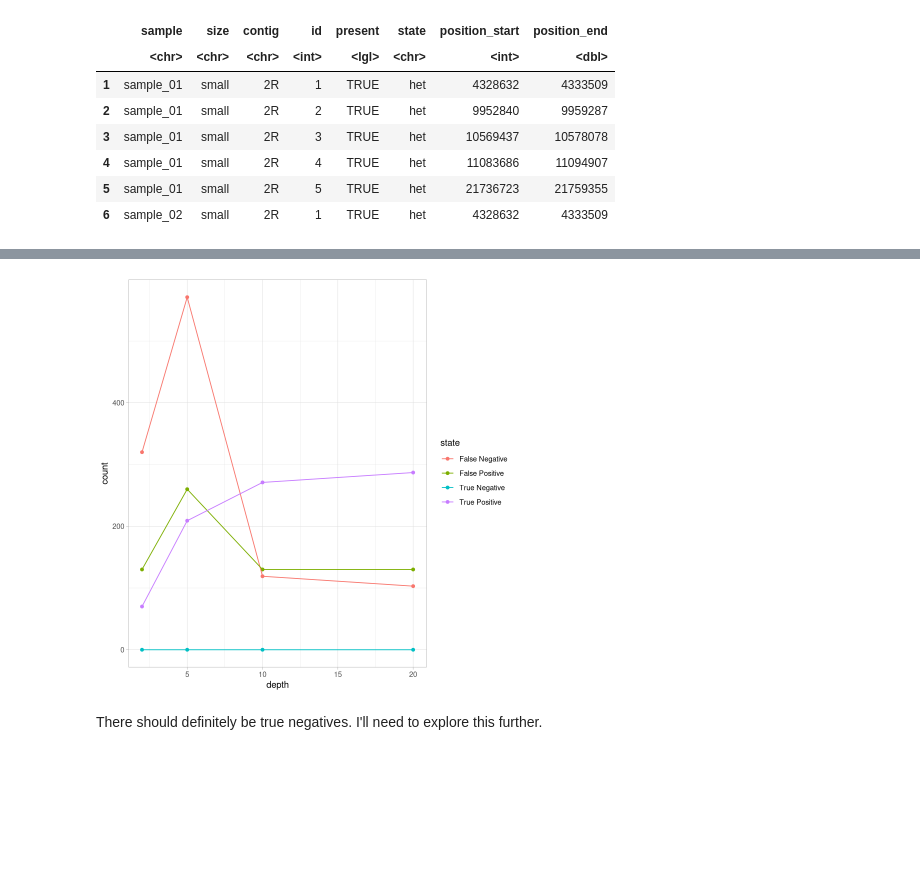
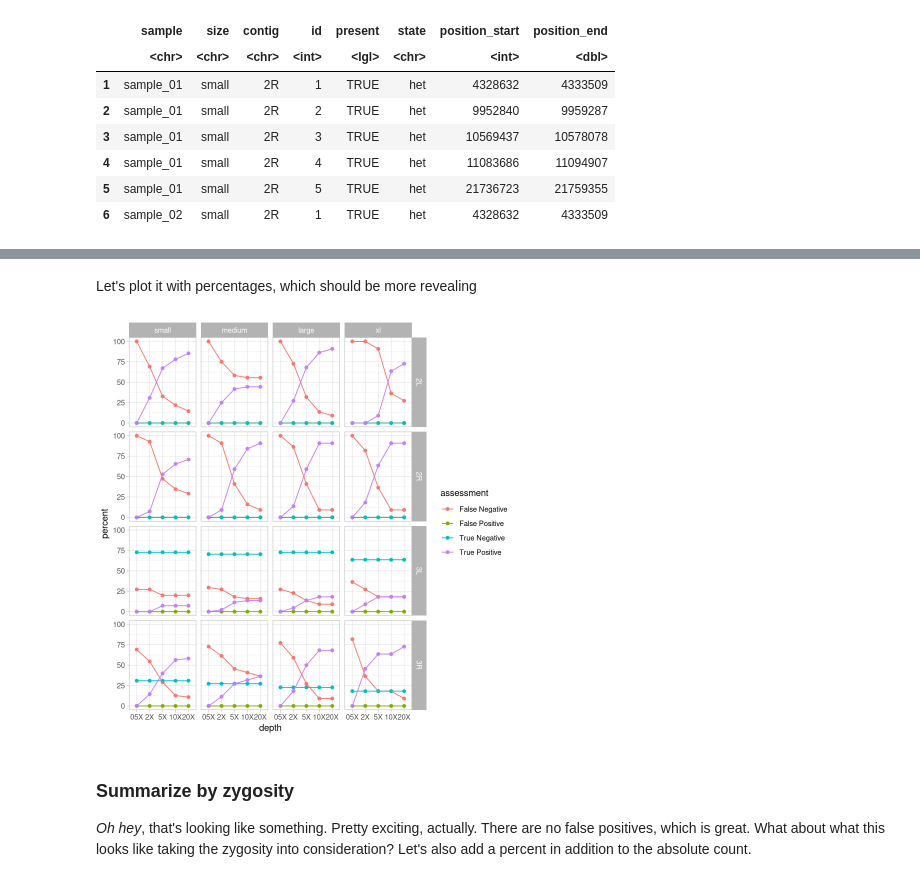
Before and after one commit to pdimens/haplotagging_simulations, a Jupyter notebook: assess_called_inversions.ipynb, the cells around one changed output, grey strips where cells are left out. Saved outputs shown, nothing was run; the diff lists cells and outputs as text; code cells hidden in the pictures; blank space fills up the shorter version.

Commit message:
refine analysis, better plots

```diff
--- a/assess_called_inversions.ipynb
+++ b/assess_called_inversions.ipynb
@@ -333,0 +228,26 @@ Okay cool, let's plot this!
+# %%
+depths <- c("05X", "2X", "5X", "10X", "20X")
+assessment <- data.frame(
+    sample = character(),
+    size = character(),
+    contig = character(),
+    id = integer(),
+    present = logical(),
+    state = character(),
+    position_start = integer(),
+    position_end = integer(),
+    depth = character(),
+    assessment = character(),
+    count = logical()
+)
+for(.depth in depths){
+    for(i in 1:nrow(inv_inventory)){
+        results <- is_called(inv_inventory[i,], calledset, .depth , 1000)
+        assessment <- rbind(assessment, results)
+    }
+}
+assessment$depth <- factor(assessment$depth, levels = depths)
+assessment$size <- factor(assessment$size, levels = c("small", "medium", "large", "xl"))
+# fix pooled-sample state to hom to avoid NA
+assessment$state[is.na(assessment$state)] <- "hom"
+head(assessment)
@@ -333,0 +267,6 @@ Okay cool, let's plot this!
+# %%
+assessment_by_contig <- group_by(assessment, size, contig, depth, assessment) %>%
+    summarize_at("count", ~ sum(.x)) %>%
+    group_by(size, contig, depth) %>%
+    mutate(percent = round(count/sum(count) * 100,2))
+head(assessment_by_contig)
@@ -367,9 +291,14 @@ A grouped_df: 16 x 3
+# %% [markdown]
+Let's plot it with percentages, which should be more revealing
 # %%
-ggplot(within_depth, aes(x = depth, y = count, color = state)) +
+ggplot(assessment_by_contig, aes(x = depth, y = percent, color = assessment, group = assessment)) +
+    geom_point() +
+    geom_line() +
     theme_light() +
-    geom_point() +
-    geom_line()
+    facet_grid(rows = vars(contig), cols = vars(size))
 # %% [output]
-[figure, old version]
+[figure, new version]
-# %% [markdown]
-There should definitely be true negatives. I'll need to explore this further.
+# %% [markdown]
+### Summarize by zygosity
+
+_Oh hey_, that's looking like something. Pretty exciting, actually. There are no false positives, which is great. What about what this looks like taking the zygosity into consideration? Let's also add a percent in addition to the absolute count.
```
Also changed, not shown: parts of 28 cells of this notebook.
